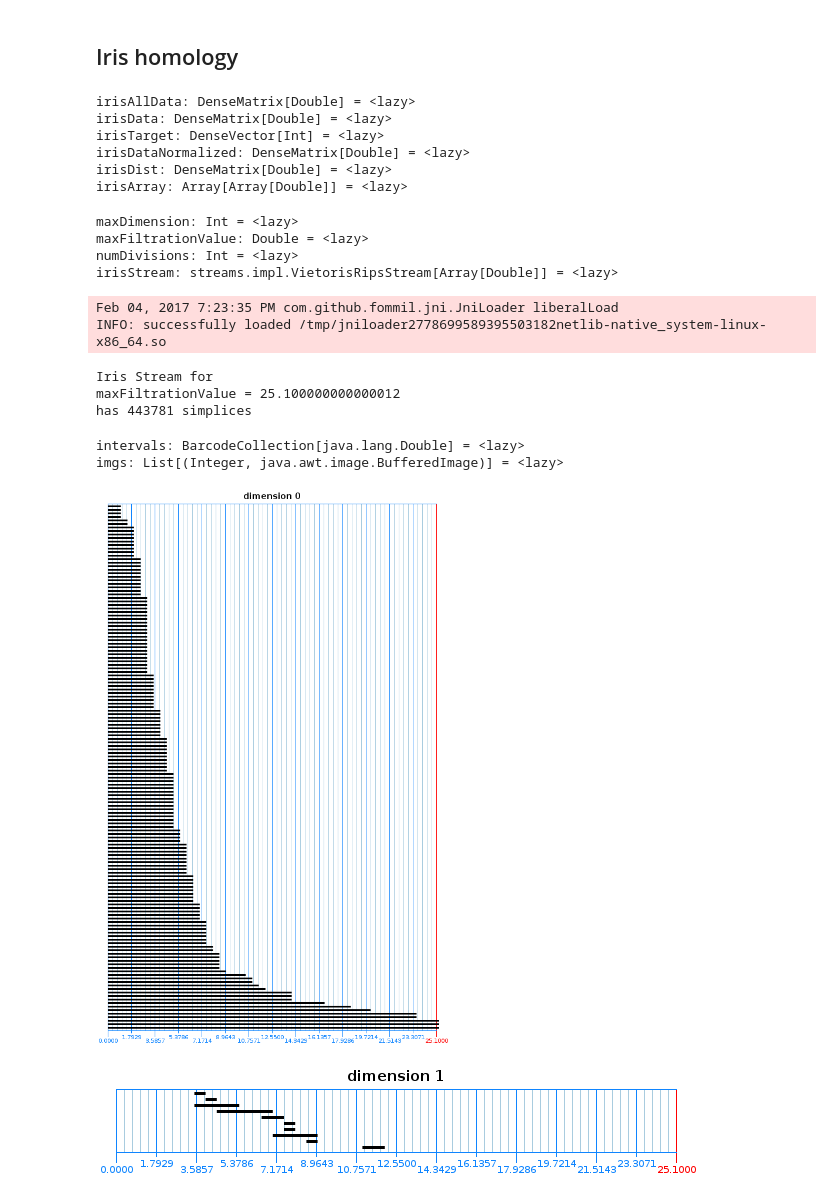
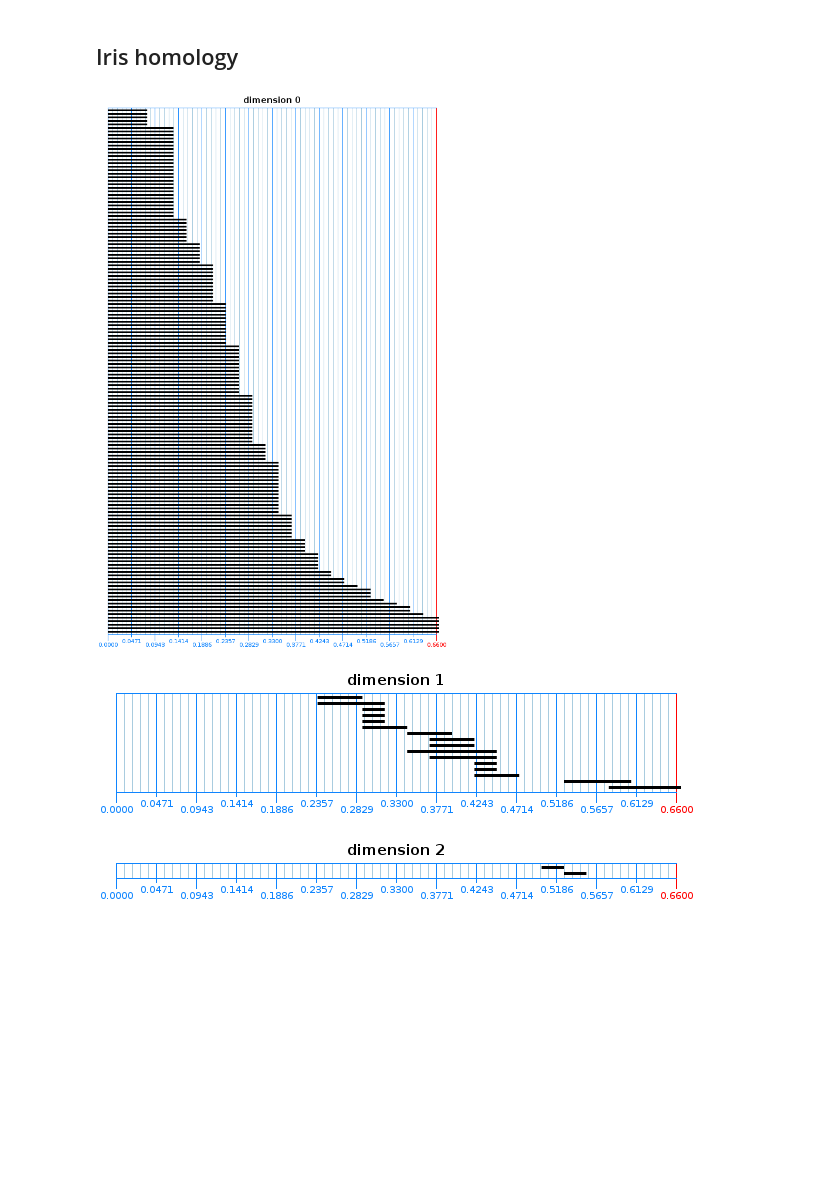
Before and after one commit to lambdaofgod/tda-project, a Jupyter notebook: notebooks/javaplex.ipynb, the cells around one changed output. Saved outputs shown, nothing was run; the diff lists cells and outputs as text; code cells hidden in the pictures; blank space fills up the shorter version.

```diff
--- a/notebooks/javaplex.ipynb
+++ b/notebooks/javaplex.ipynb
@@ -263,42 +164,25 @@ lazy val irisData = irisAllData(::, Range(0,4))
 lazy val irisTarget = irisAllData(::, 4).map(_.toInt)
 lazy val irisDataNormalized = irisAllData
 
-lazy val irisDist = dist(irisData, irisData)
-lazy val irisArray = JavaArrayOps.dmDToArray2(irisDist)
+lazy val irisDist = Math.dist(irisData, irisData)
+lazy val irisArray = JavaArrayOps.dmDToArray2(irisAllData)
+
+val irisMeanDist = mean(irisDist)
+val irisMinDist = irisDist.toDenseVector.toArray
-# %% [output]
-irisAllData: DenseMatrix[Double] = <lazy>
-irisData: DenseMatrix[Double] = <lazy>
-irisTarget: DenseVector[Int] = <lazy>
-irisDataNormalized: DenseMatrix[Double] = <lazy>
-irisDist: DenseMatrix[Double] = <lazy>
-irisArray: Array[Array[Double]] = <lazy>
 # %%
-lazy val (maxDimension, maxFiltrationValue, numDivisions) = (4, irisDist.max / 2, 50)
+lazy val (maxDimension, maxFiltrationValue, numDivisions) = (4, 0.66, 25)
 lazy val irisStream = Plex4.createVietorisRipsStream(irisArray, maxDimension, maxFiltrationValue, numDivisions)
-# %% [output]
-maxDimension: Int = <lazy>
-maxFiltrationValue: Double = <lazy>
-numDivisions: Int = <lazy>
-irisStream: streams.impl.VietorisRipsStream[Array[Double]] = <lazy>
 # %%
 println(Seq(
   "Iris Stream for",
   s"maxFiltrationValue = ${maxFiltrationValue}",
-  s"has ${irisStream.asScala.size.toString} simplices").mkString("\n"))
+  s"has ${irisStream.getSize()} simplices").mkString("\n"))
-# %% [output]
-Feb 04, 2017 7:23:35 PM com.github.fommil.jni.JniLoader liberalLoad
-INFO: successfully loaded /tmp/jniloader2778699589395503182netlib-native_system-linux-x86_64.so
-Iris Stream for
-maxFiltrationValue = 25.100000000000012
-has 443781 simplices
 # %%
 lazy val intervals = persistence.computeIntervals(irisStream)
-lazy val imgs = barcodeImages(intervals, maxFiltrationValue)
+lazy val imgs = Viz.barcodeImages(intervals, maxFiltrationValue)
-# %% [output]
-intervals: BarcodeCollection[java.lang.Double] = <lazy>
-imgs: List[(Integer, java.awt.image.BufferedImage)] = <lazy>
 # %%
-drawBarcodes(imgs.map(_._2))
+drawBarcodes(imgs)
 # %% [output]
-[figure, old version]
+[figure, new version]
-[figure, old version]
+[figure, new version]
+[figure, added]
```
Also changed, not shown: parts of 19 cells of this notebook, 5 other files.
